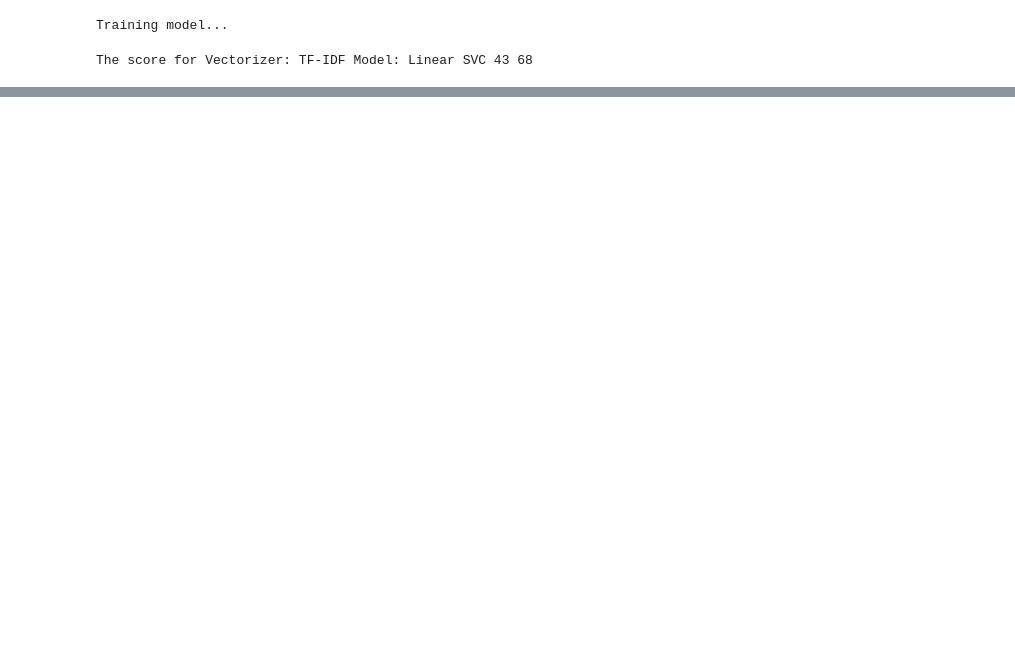
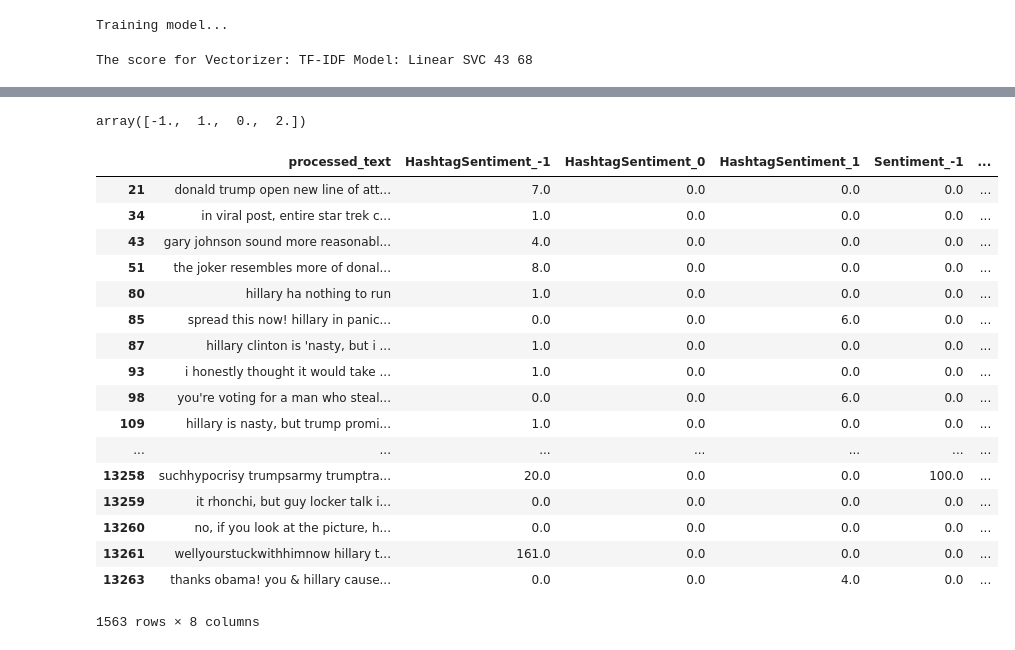
Before and after one commit to monkeydunkey/presidential_candidates_popularity_onTwitter, a Jupyter notebook: SentimentAnalysis_Experiments.ipynb, the cells around one changed output, grey strips where cells are left out. Drawn from its saved outputs; the diff is of its cells as text; code cells hidden in the pictures; blank space fills up the shorter version.

```diff
--- a/SentimentAnalysis_Experiments.ipynb
+++ b/SentimentAnalysis_Experiments.ipynb
@@ -148,0 +161,19 @@ print pd.merge(TrainSets[0], hillaryTest, on = 'processed_text').shape
+# %%
+datasets[0] = datasets[0].fillna(0)
+datasets[1] = datasets[1].fillna(0)
+def calculate_sentiment(row):
+    neg = row['HashtagSentiment_-1'] + row['Sentiment_-1']
+    neu = row.HashtagSentiment_0 + row.Sentiment_0
+    pos = row.HashtagSentiment_1 + row.Sentiment_1
+    if((neg == neu) and (neu == pos) and (pos == 0.0)):
+        return -2
+    if(neg > neu and neg > pos):
+        return -1
+    elif (neu > neg and neu > pos):
+        return 0
+    elif (pos > neg and pos > neu):
+        return 1
+    else:
+        return 3
+datasets[0]['finalSentiment'] = datasets[0].apply(calculate_sentiment, axis = 1)
+datasets[1]['finalSentiment'] = datasets[1].apply(calculate_sentiment, axis = 1)
@@ -278,0 +293,4 @@ data_train = data_train.drop('testColumn', axis=1)
+# %%
+TrainSets[1].Sentiment.unique()
+# %% [output]
+array([-1.,  1.,  0.,  2.])
@@ -278,0 +304,21 @@ data_train = data_train.drop('testColumn', axis=1)
+# %%
+datasets[0][~((datasets[0].finalSentiment == 3) | (datasets[0].finalSentiment == -2))]
+# %% [output]
+|  | processed_text | HashtagSentiment_-1 | HashtagSentiment_0 | HashtagSentiment_1 | Sentiment_-1 | ... |
+| 21 | donald trump open new line of att... | 7.0 | 0.0 | 0.0 | 0.0 | ... |
+| 34 | in viral post, entire star trek c... | 1.0 | 0.0 | 0.0 | 0.0 | ... |
+| 43 | gary johnson sound more reasonabl... | 4.0 | 0.0 | 0.0 | 0.0 | ... |
+| 51 | the joker resembles more of donal... | 8.0 | 0.0 | 0.0 | 0.0 | ... |
+| 80 | hillary ha nothing to run | 1.0 | 0.0 | 0.0 | 0.0 | ... |
+| 85 | spread this now! hillary in panic... | 0.0 | 0.0 | 6.0 | 0.0 | ... |
+| 87 | hillary clinton is 'nasty, but i ... | 1.0 | 0.0 | 0.0 | 0.0 | ... |
+| 93 | i honestly thought it would take ... | 1.0 | 0.0 | 0.0 | 0.0 | ... |
+| 98 | you're voting for a man who steal... | 0.0 | 0.0 | 6.0 | 0.0 | ... |
+| 109 | hillary is nasty, but trump promi... | 1.0 | 0.0 | 0.0 | 0.0 | ... |
+| ... | ... | ... | ... | ... | ... | ... |
+| 13258 | suchhypocrisy trumpsarmy trumptra... | 20.0 | 0.0 | 0.0 | 100.0 | ... |
+| 13259 | it rhonchi, but guy locker talk i... | 0.0 | 0.0 | 0.0 | 0.0 | ... |
+| 13260 | no, if you look at the picture, h... | 0.0 | 0.0 | 0.0 | 0.0 | ... |
+| 13261 | wellyourstuckwithhimnow hillary t... | 161.0 | 0.0 | 0.0 | 0.0 | ... |
+| 13263 | thanks obama! you & hillary cause... | 0.0 | 0.0 | 4.0 | 0.0 | ... |
+1563 rows × 8 columns
```
Also changed, not shown: parts of 9 cells of this notebook.
